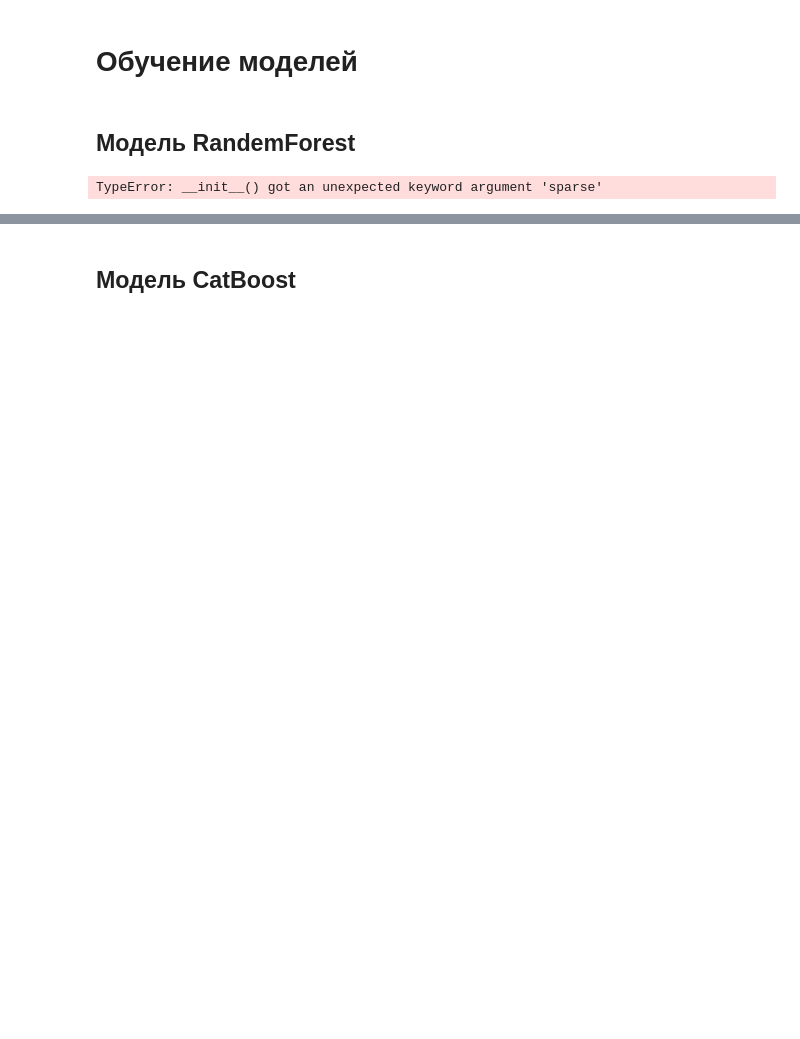
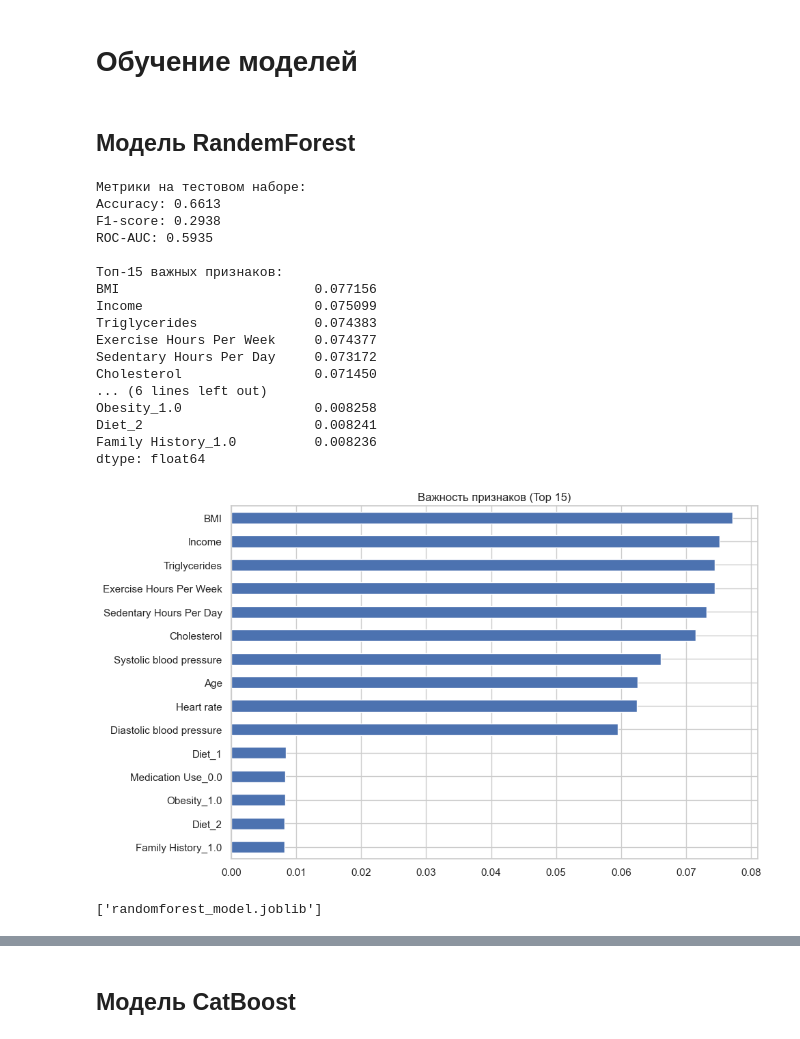
Before and after one commit to Ezro01/Masterskaya_1_YDS, a Jupyter notebook: masterskaya-1-yandex.ipynb, the cells around one changed output, grey strips where cells are left out. Saved outputs shown, nothing was run; the diff lists cells and outputs as text; code cells hidden in the pictures; blank space fills up the shorter version.

```diff
--- a/masterskaya-1-yandex.ipynb
+++ b/masterskaya-1-yandex.ipynb
@@ -600,7 +625,7 @@ X_train, X_test, y_train, y_test = train_test_split(
 # Предобработка: OneHotEncoder для категориальных признаков
 preprocessor = ColumnTransformer(
     transformers=[
-        ('cat', OneHotEncoder(handle_unknown='ignore', sparse=False), cat_features)
+        ('cat', OneHotEncoder(handle_unknown='ignore', sparse_output=False), cat_features)
     ],
     remainder='passthrough'  # остальные (числовые) пропустить без изменений
 )
@@ -630,35 +655,53 @@ try:
     print(f"Accuracy: {accuracy_score(y_test, y_pred):.4f}")
     print(f"F1-score: {f1_score(y_test, y_pred):.4f}")
     print(f"ROC-AUC: {roc_auc_score(y_test, y_pred_proba):.4f}")
 
     # Получение важности признаков
     rf_model = model.named_steps['classifier']
     ohe = model.named_steps['preprocessor'].named_transformers_['cat']
     ohe_feature_names = ohe.get_feature_names_out(cat_features)
     num_features = [col for col in X.columns if col not in cat_features]
     all_feature_names = np.concatenate([ohe_feature_names, num_features])
 
     importances = rf_model.feature_importances_
     feat_imp = pd.Series(importances, index=all_feature_names).sort_values(ascending=False)
 
     print("\nТоп-15 важных признаков:")
     print(feat_imp.head(15))
 
     # Визуализация
     plt.figure(figsize=(10, 6))
     feat_imp.head(15).plot(kind='barh')
     plt.gca().invert_yaxis()
     plt.title("Важность признаков (Top 15)")
     plt.tight_layout()
     plt.show()
 
 except Exception as e:
     print(f"Произошла ошибка: {str(e)}")
 
 # Сохранение
-dump(model, 'randomforest_model.joblib')
+# dump(model, 'randomforest_model.joblib')
 # %% [output]
-TypeError: __init__() got an unexpected keyword argument 'sparse'
+Метрики на тестовом наборе:
+Accuracy: 0.6613
+F1-score: 0.2938
+ROC-AUC: 0.5935
+
+Топ-15 важных признаков:
+BMI                         0.077156
+Income                      0.075099
+Triglycerides               0.074383
+Exercise Hours Per Week     0.074377
+Sedentary Hours Per Day     0.073172
+Cholesterol                 0.071450
+... (6 lines left out)
+Obesity_1.0                 0.008258
+Diet_2                      0.008241
+Family History_1.0          0.008236
+dtype: float64
+[figure, added]
+['randomforest_model.joblib']
 # %%
 # Получаем предсказанные вероятности
 y_proba = model.predict_proba(X_test)[:, 1]
```
Also changed, not shown: parts of 9 cells of this notebook, 6 other files.
